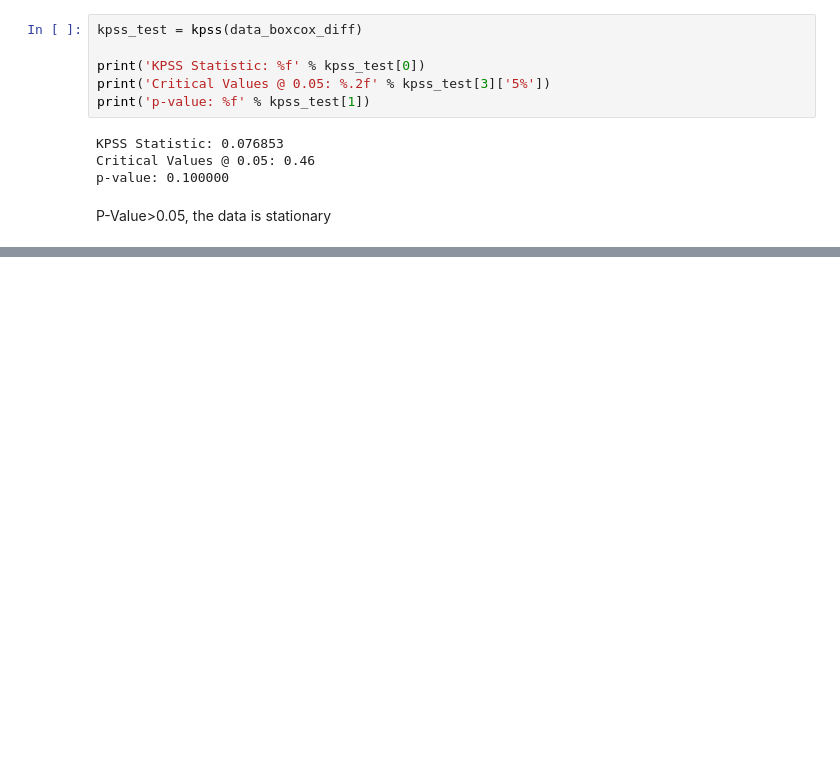
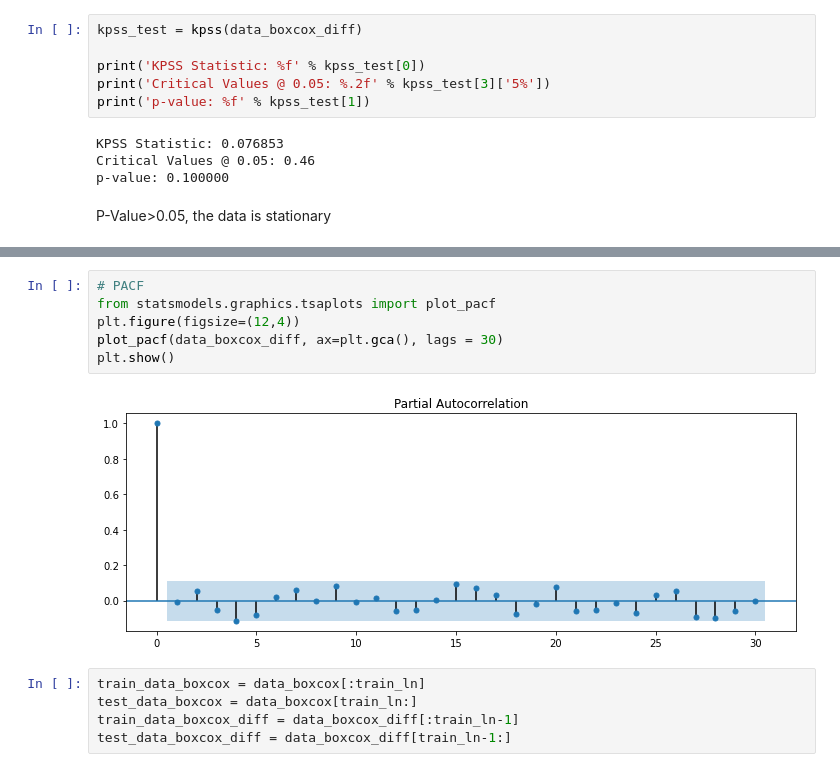
Before and after one commit to snigdha-chakraborty/Time-Series-II, a Jupyter notebook: Exchange+Rate+Forecast.ipynb, the cells around one changed output, grey strips where cells are left out. Saved outputs shown, nothing was run; the diff lists cells and outputs as text; blank space fills up the shorter version.

```diff
--- a/Exchange+Rate+Forecast.ipynb
+++ b/Exchange+Rate+Forecast.ipynb
@@ -288,0 +302,13 @@ P-Value>0.05, the data is stationary
+# %%
+# PACF
+from statsmodels.graphics.tsaplots import plot_pacf
+plt.figure(figsize=(12,4))
+plot_pacf(data_boxcox_diff, ax=plt.gca(), lags = 30)
+plt.show()
+# %% [output]
+[figure, added]
+# %%
+train_data_boxcox = data_boxcox[:train_ln]
+test_data_boxcox = data_boxcox[train_ln:]
+train_data_boxcox_diff = data_boxcox_diff[:train_ln-1]
+test_data_boxcox_diff = data_boxcox_diff[train_ln-1:]
```
Also changed, not shown: parts of 7 cells of this notebook, 10 other files.
